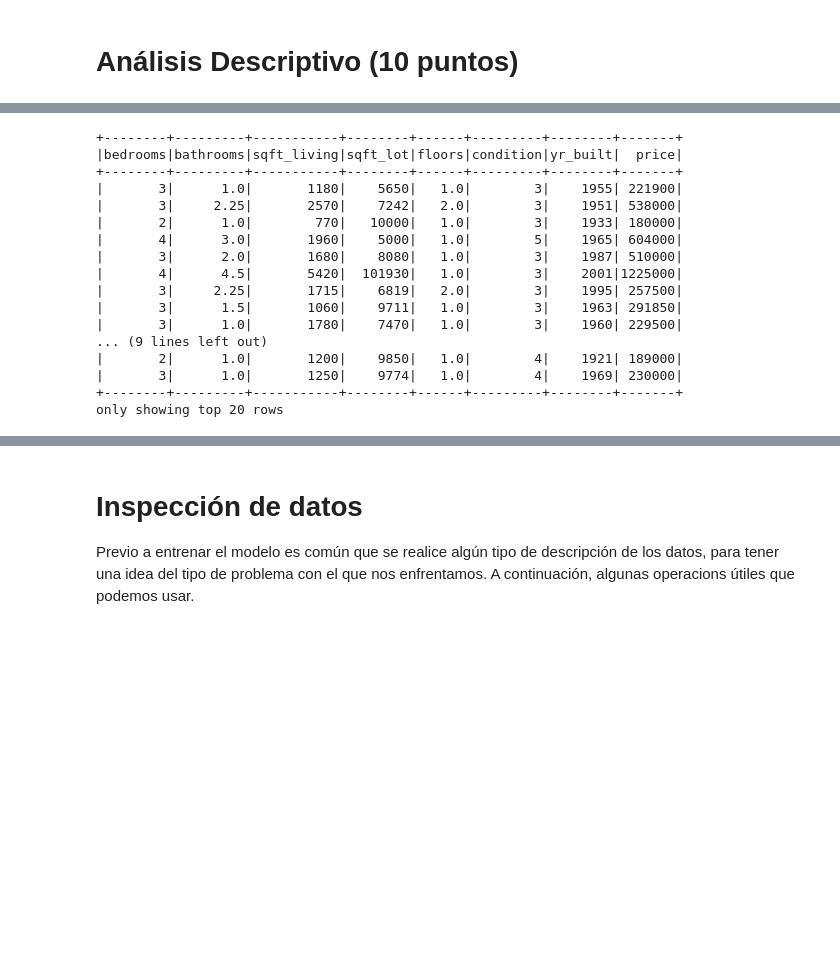
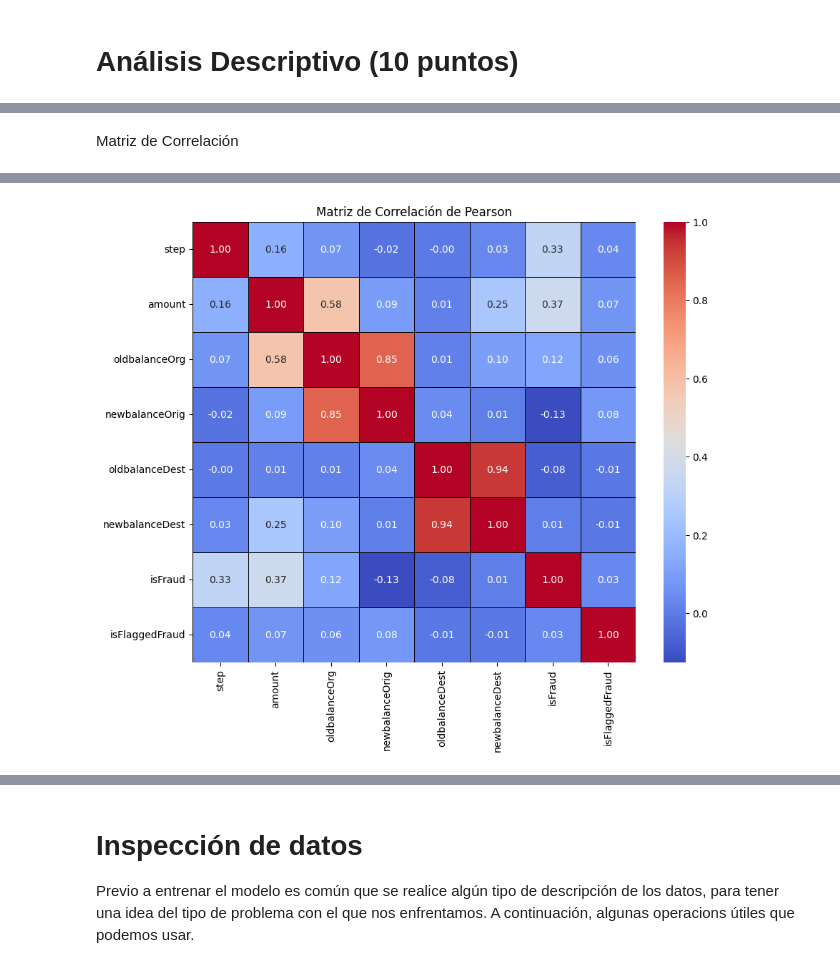
Before and after one commit to ValeriaGA/Big_Data_Course, a Jupyter notebook: Tarea 3/BigData-tarea3.ipynb, the cells around one changed output, grey strips where cells are left out. Drawn from its saved outputs; the diff is of its cells as text; code cells hidden in the pictures; blank space fills up the shorter version.

```diff
--- a/Tarea 3/BigData-tarea3.ipynb
+++ b/Tarea 3/BigData-tarea3.ipynb
@@ -150,26 +211,0 @@ df_clean.groupBy("type").agg(sum(col("label").cast("integer")).alias("total_frau
-# %%
-# La cantidad de pisos y el precio fueron cargados como string. Deben ajustarse.
-correct_types_df = selected_columns_df \
-    .withColumn('floors', selected_columns_df['floors'].cast(FloatType())) \
-    .withColumn('price', selected_columns_df['price'].cast(DecimalType()))
-
-
-correct_types_df.show()
-# %% [output]
-+--------+---------+-----------+--------+------+---------+--------+-------+
-|bedrooms|bathrooms|sqft_living|sqft_lot|floors|condition|yr_built|  price|
-+--------+---------+-----------+--------+------+---------+--------+-------+
-|       3|      1.0|       1180|    5650|   1.0|        3|    1955| 221900|
-|       3|     2.25|       2570|    7242|   2.0|        3|    1951| 538000|
-|       2|      1.0|        770|   10000|   1.0|        3|    1933| 180000|
-|       4|      3.0|       1960|    5000|   1.0|        5|    1965| 604000|
-|       3|      2.0|       1680|    8080|   1.0|        3|    1987| 510000|
-|       4|      4.5|       5420|  101930|   1.0|        3|    2001|1225000|
-|       3|     2.25|       1715|    6819|   2.0|        3|    1995| 257500|
-|       3|      1.5|       1060|    9711|   1.0|        3|    1963| 291850|
-|       3|      1.0|       1780|    7470|   1.0|        3|    1960| 229500|
-... (9 lines left out)
-|       2|      1.0|       1200|    9850|   1.0|        4|    1921| 189000|
-|       3|      1.0|       1250|    9774|   1.0|        4|    1969| 230000|
-+--------+---------+-----------+--------+------+---------+--------+-------+
-only showing top 20 rows
@@ -186,0 +212,41 @@ correct_types_df \
+# %% [markdown]
+Matriz de Correlación
+# %%
+# Columnas numéricas a incluir en la matriz de correlación
+numeric_cols = [
+    'step',
+    'amount',
+    'oldbalanceOrg',
+    'newbalanceOrig',
+    'oldbalanceDest',
+    'newbalanceDest',
+    'isFraud',
+    'isFlaggedFraud'
+]
+
+# Crear un VectorAssembler para combinar las columnas numéricas en un solo vector
+assembler = VectorAssembler(
+    inputCols=numeric_cols,
+    outputCol='features_vector'
+)
+
+# Aplicar la transformación
+vector_df = assembler.transform(df_raw).select('features_vector')
+
+# Calcular la matriz de correlación de Pearson
+pearson_matrix_row = Correlation.corr(vector_df, 'features_vector').collect()[0][0]
+
+# Convertir la matriz de Spark a una matriz de Pandas para la visualización con Seaborn
+pearson_matrix = pd.DataFrame(pearson_matrix_row.toArray(), index=numeric_cols, columns=numeric_cols)
+
+# Visualización de la matriz de correlación
+plt.figure(figsize=(10, 8))
+sns.heatmap(pearson_matrix,
+            annot=True,
+            fmt=".2f",
+            cmap='coolwarm',
+            linewidths=.5,
+            linecolor='black')
+plt.title('Matriz de Correlación de Pearson')
+plt.show()
+# %% [output]
@@ -186,0 +254 @@ correct_types_df \
+[figure, added]
```
Also changed, not shown: parts of 39 cells of this notebook, 10 other files.
